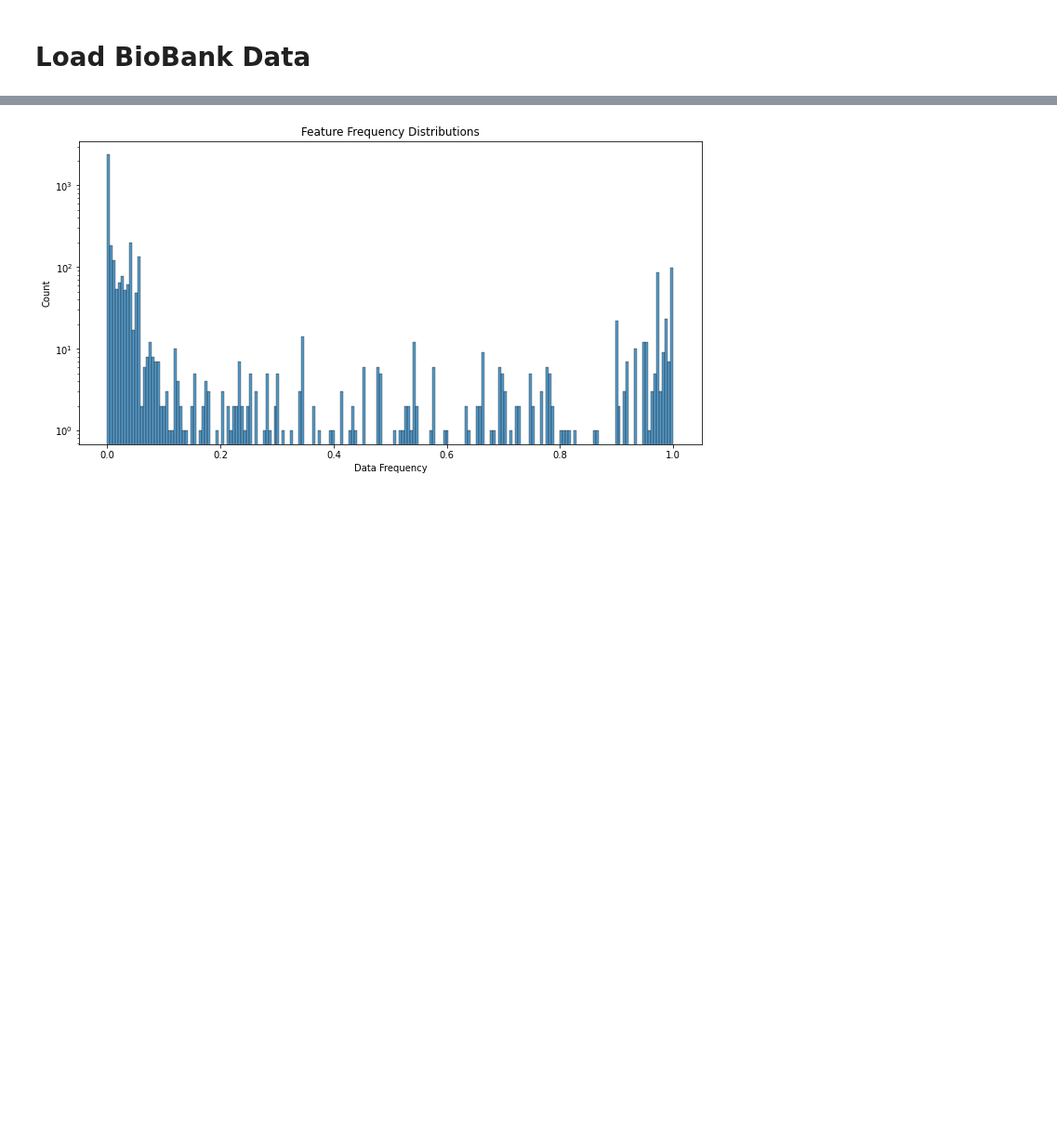
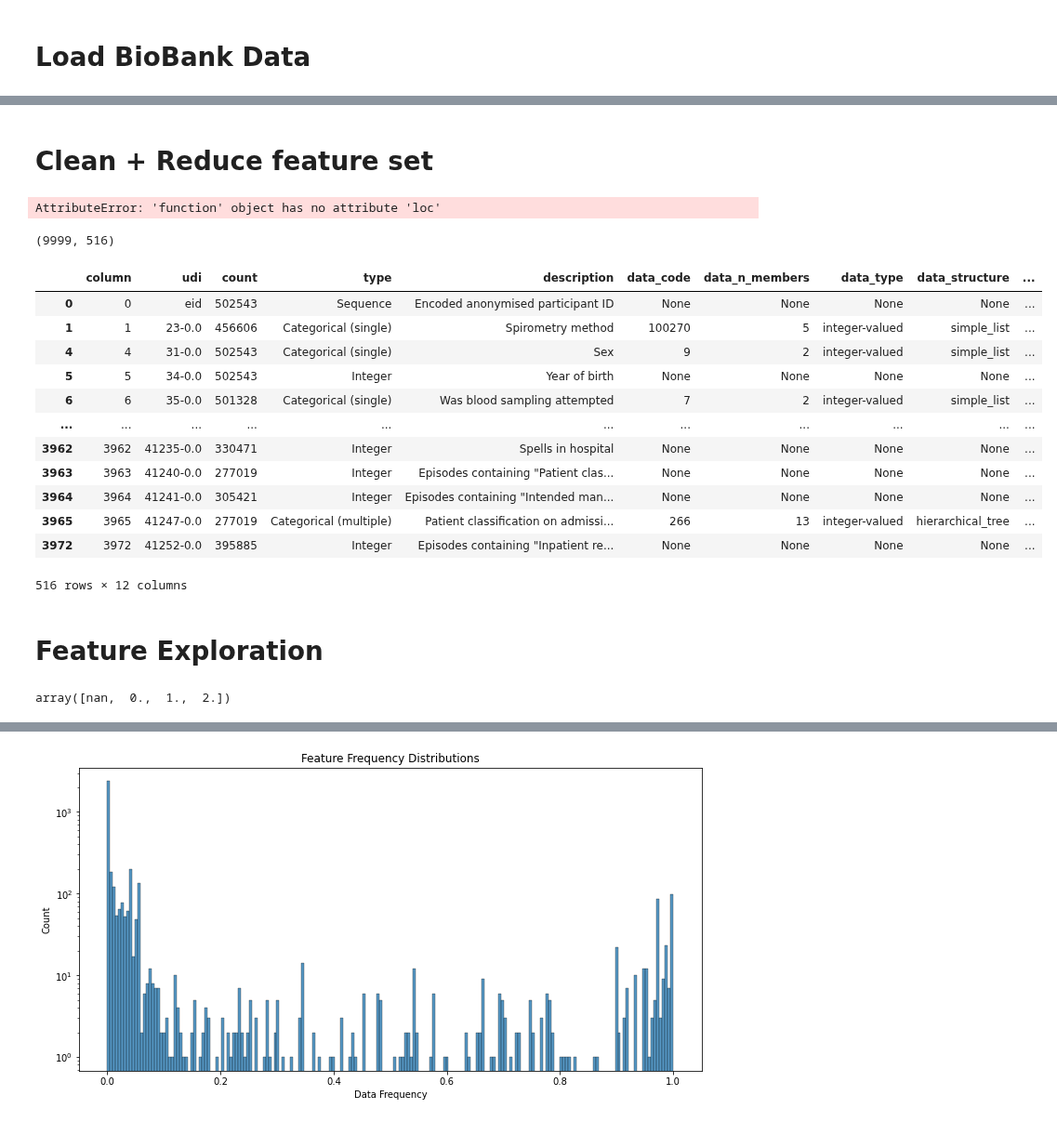
Before and after one commit to cole-khamnei/HLA_genotyping_associations, a Jupyter notebook: biobank_EDA.ipynb, the cells around one changed output, grey strips where cells are left out. Shown at 93% size. Drawn from its saved outputs; the diff is of its cells as text; code cells hidden in the pictures; blank space fills up the shorter version.

Commit message:
added reduced feature set exploration

```diff
--- a/uk_biobank_EDA.ipynb
+++ b/biobank_EDA.ipynb
@@ -31,4 +33,4 @@ biobank_index = index_tools.load_index()
 # %%
-biobank_index = index_tools.add_udi_names_to_index(biobank_index)
-udi_map = index_tools.UDIMap(biobank_index)
+biobank_index_full = index_tools.add_udi_names_to_index(biobank_index_full)
+udi_map = index_tools.UDIMap(biobank_index_full)
 # %%
@@ -40,7 +42,3 @@ index_tools.relevant_feature_search(biobank_index, "HTN").head(3)
 | 762 | 762 | 2966-2.0 | 7559 | Integer | Age high blood pressure diagnosed | 100291 | 2 | integer-valued | simple_list | ... |
 # %% [markdown]
 # Load BioBank Data
-# %%
-biobank_data = data_tools.load_biobank_data(UK_BIOBANK_DATA_CSV_PATH, udi_map)
-biobank_index = index_tools.add_biobank_info_to_index(biobank_index, biobank_data)
-display(biobank_data.head())
@@ -124,0 +45,4 @@ ax.set_xticklabels([f"{10 ** float(tick._text):,.0f}" for tick in ax.get_xtickla
+# %%
+biobank_data_full = data_tools.load_biobank_data(UK_BIOBANK_DATA_CSV_PATH, udi_map)
+biobank_index_full = index_tools.add_biobank_info_to_index(biobank_index_full, biobank_data_full)
+display(biobank_data.head())
@@ -124,0 +59,34 @@ ax.set_xticklabels([f"{10 ** float(tick._text):,.0f}" for tick in ax.get_xtickla
+# %% [markdown]
+# Clean + Reduce feature set
+# %%
+biobank_data = data_tools.clean_biobank_data(biobank_data)
+
+reduced_feature_set = create_reduced_feature_set(biobank_data)
+
+
+biobank_index = biobank_index.loc[biobank_index_full["name"].isin(reduced_feature_set)].reset_index()
+biobank_data = biobank_data_full[reduced_feature_set]
+# %% [output]
+AttributeError: 'function' object has no attribute 'loc'
+# %%
+biobank_data.shape
+# %% [output]
+(9999, 516)
+# %%
+biobank_index
+# %% [output]
+|  | column | udi | count | type | description | data_code | data_n_members | data_type | data_structure | ... |
+| 0 | 0 | eid | 502543 | Sequence | Encoded anonymised participant ID | None | None | None | None | ... |
+| 1 | 1 | 23-0.0 | 456606 | Categorical (single) | Spirometry method | 100270 | 5 | integer-valued | simple_list | ... |
+| 4 | 4 | 31-0.0 | 502543 | Categorical (single) | Sex | 9 | 2 | integer-valued | simple_list | ... |
+| 5 | 5 | 34-0.0 | 502543 | Integer | Year of birth | None | None | None | None | ... |
+| 6 | 6 | 35-0.0 | 501328 | Categorical (single) | Was blood sampling attempted | 7 | 2 | integer-valued | simple_list | ... |
+| ... | ... | ... | ... | ... | ... | ... | ... | ... | ... | ... |
+| 3962 | 3962 | 41235-0.0 | 330471 | Integer | Spells in hospital | None | None | None | None | ... |
+| 3963 | 3963 | 41240-0.0 | 277019 | Integer | Episodes containing "Patient clas... | None | None | None | None | ... |
+| 3964 | 3964 | 41241-0.0 | 305421 | Integer | Episodes containing "Intended man... | None | None | None | None | ... |
+| 3965 | 3965 | 41247-0.0 | 277019 | Categorical (multiple) | Patient classification on admissi... | 266 | 13 | integer-valued | hierarchical_tree | ... |
+| 3972 | 3972 | 41252-0.0 | 395885 | Integer | Episodes containing "Inpatient re... | None | None | None | None | ... |
+516 rows × 12 columns
+# %% [markdown]
+# Feature Exploration
@@ -124,0 +107,4 @@ ax.set_xticklabels([f"{10 ** float(tick._text):,.0f}" for tick in ax.get_xtickla
+# %%
+biobank_data["sisters_adopted_n_1.0"].unique()
+# %% [output]
+array([nan,  0.,  1.,  2.])
```
Also changed, not shown: parts of 19 cells of this notebook, 2 other files.
